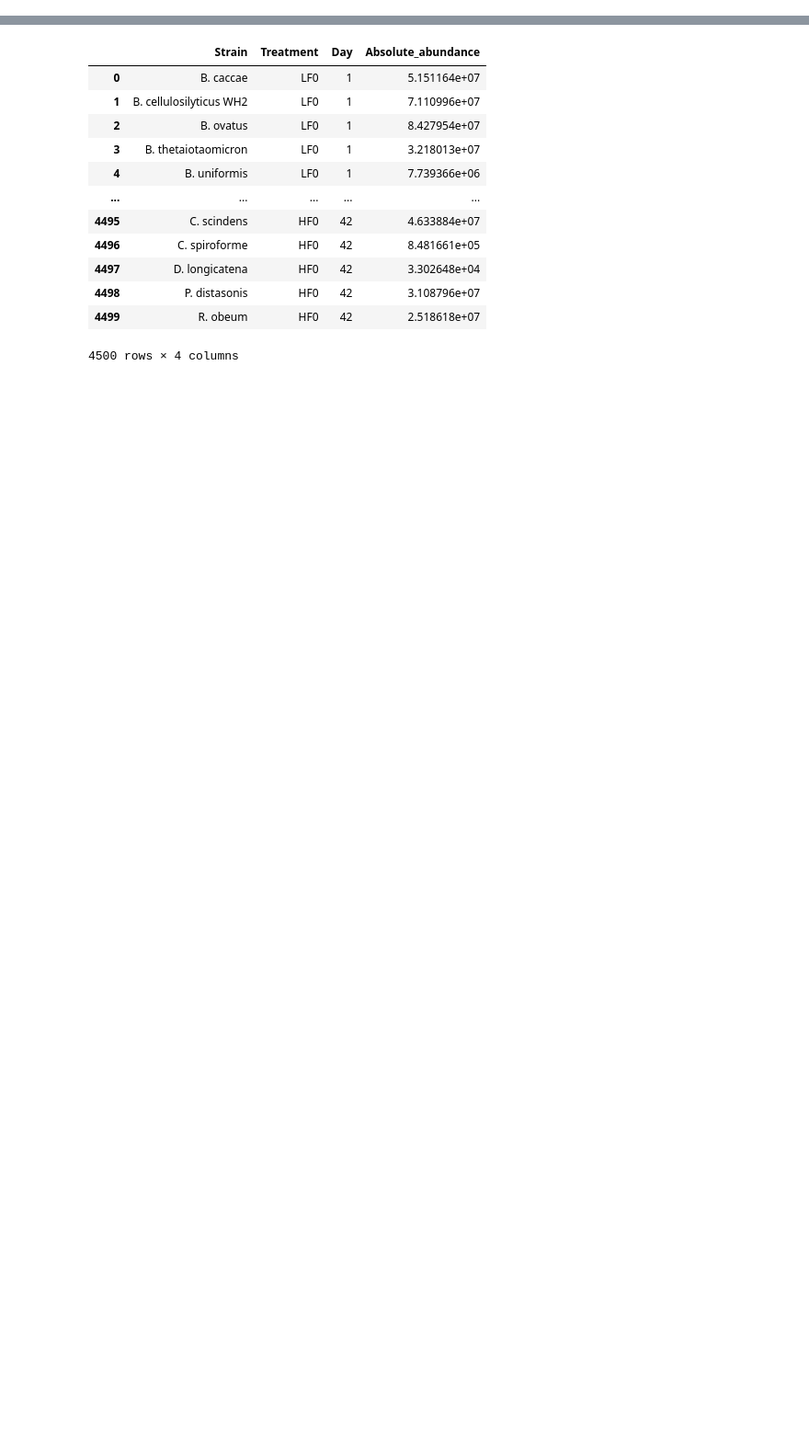
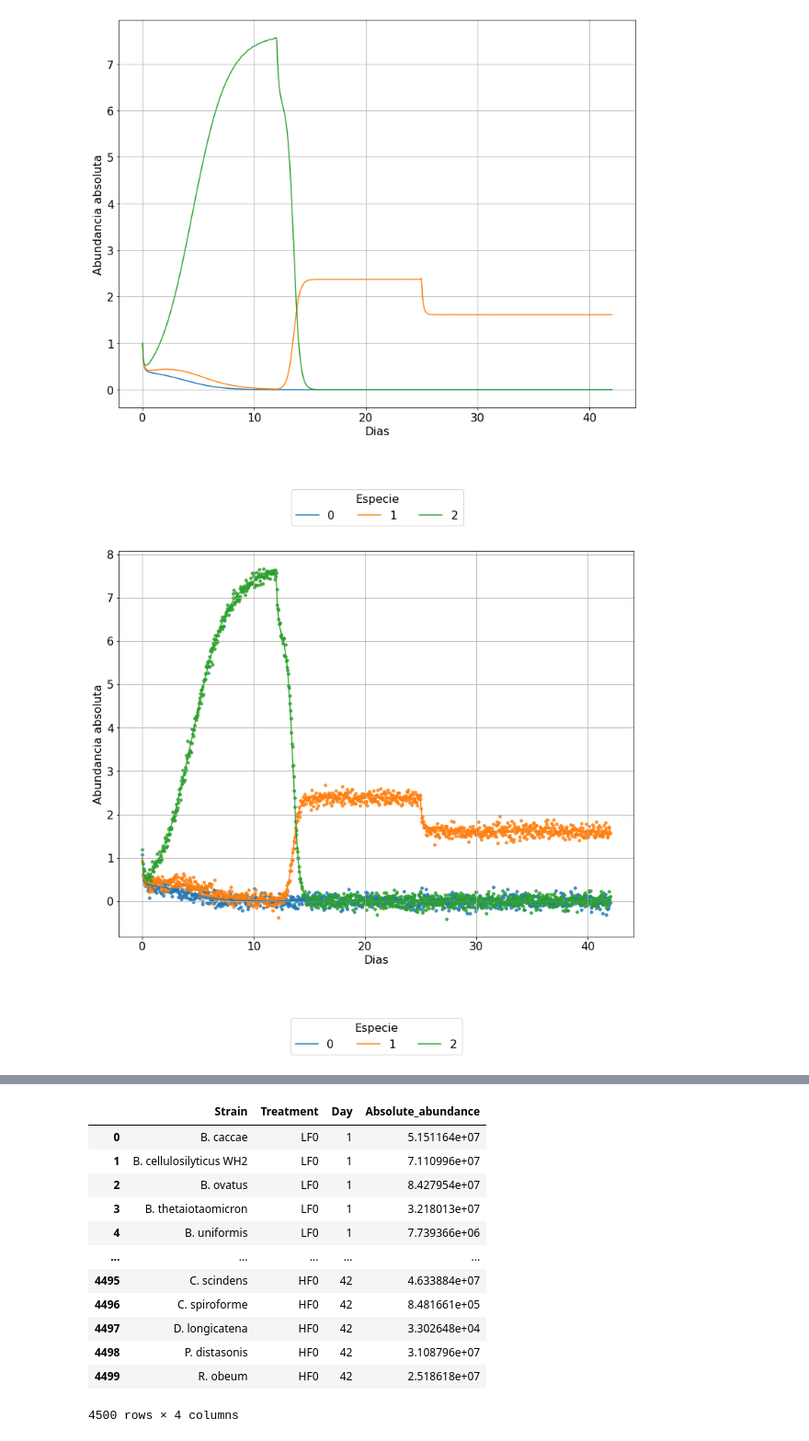
Before and after one commit to alejandrocs98/masters-thesis, a Jupyter notebook: gLV.ipynb, the cells around one changed output, grey strips where cells are left out. Shown at 92% size. Drawn from its saved outputs; the diff is of its cells as text; code cells hidden in the pictures; blank space fills up the shorter version.

Commit message:
gLV_diet package creation and attempt to reproduce Stein et al., 2013

```diff
--- a/gLV.ipynb
+++ b/gLV.ipynb
@@ -11,0 +15,19 @@ cols.append(cm.Paired(4))
+# %%
+species=range(3)
+x0=np.ones(3)
+t_span=[0, 42]
+t_span = [0, 42]
+t_eval = np.linspace(t_span[0], t_span[-1], 1000)
+
+test1 = gLV_diet.TestData(species, x0, t_span, t_eval)
+test1.params
+test1.dynamics_simulation()
+test1.noisy_data()
+test1.fit_gLV()
+test1.plot_dynamics()
+plt.show()
+test1.plot_trajectories(x_log=False)
+plt.show()
+# %% [output]
+[figure, added]
+[figure, added]
```
Also changed, not shown: parts of 26 cells of this notebook, 3 other files.
